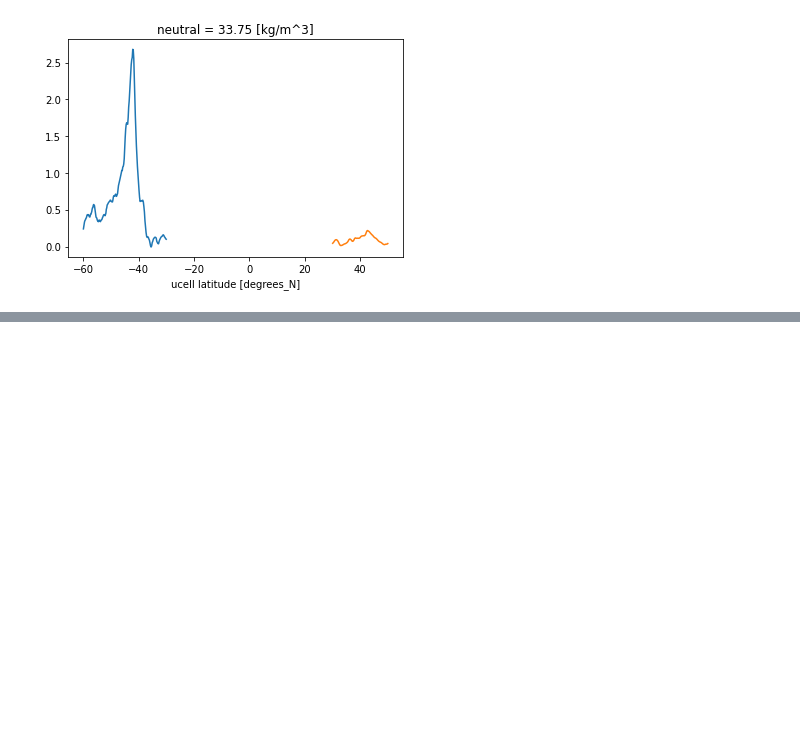
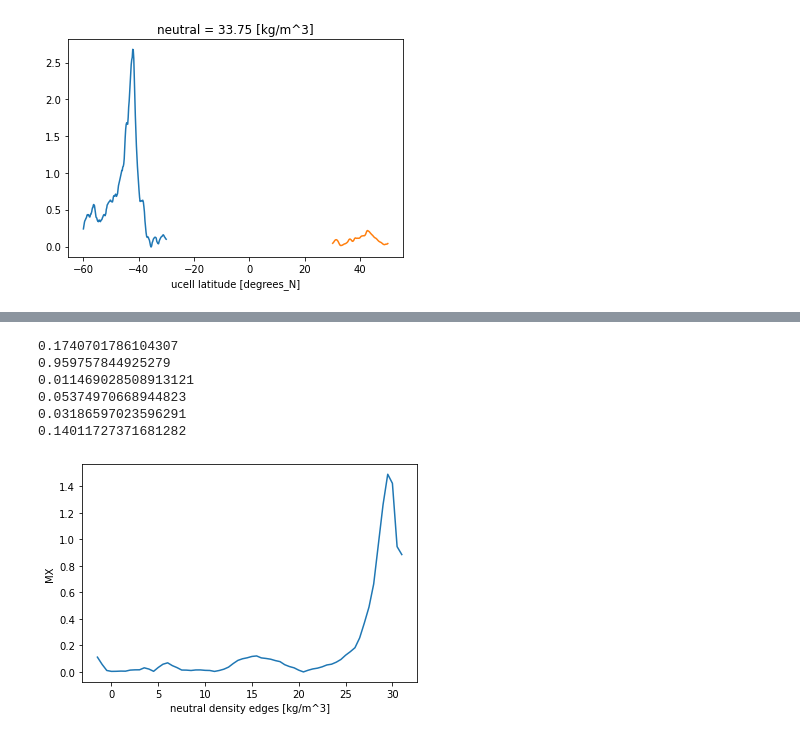
Before and after one commit to claireyung/Eddy_Diathermal_Code, a Jupyter notebook: Some_regional_numbers.ipynb, the cells around one changed output, grey strips where cells are left out. Cells and saved outputs as stored; diff of their text form; code cells hidden in the pictures; blank space fills up the shorter version.

```diff
--- a/Some_regional_numbers.ipynb
+++ b/Some_regional_numbers.ipynb
@@ -340,0 +393,16 @@ print((Hf_midlatN/Hf_totN).mean().values)
+# %%
+(np.abs(MX_DHT - MX_DHT_mean_tot - MX_DHT_ac)/np.abs(MX_DHT)).where(np.abs(MX_DHT) > 0.001).plot()
+print((np.abs(MX_DHT - MX_DHT_mean_tot - MX_DHT_ac)/np.abs(MX_DHT)).where(np.abs(MX_DHT) > 0.001).mean().values)
+print((np.abs(MX_DHT_ac)/np.abs(MX_DHT)).where(np.abs(MX_DHT) > 0.001).mean().values)
+print((np.abs(MX_DHT_lt)/np.abs(MX_DHT)).where(np.abs(MX_DHT) > 0.001).mean().values)
+print((np.abs(MX_DHT_TIWs)/np.abs(MX_DHT)).where(np.abs(MX_DHT) > 0.001).mean().values)
+print((np.abs(MX_DHT_storm)/np.abs(MX_DHT)).where(np.abs(MX_DHT) > 0.001).mean().values)
+print((np.abs(MX_DHT_diurnal)/np.abs(MX_DHT)).where(np.abs(MX_DHT) > 0.001).mean().values)
+# %% [output]
+0.1740701786104307
+0.959757844925279
+0.011469028508913121
+0.05374970668944823
+0.03186597023596291
+0.14011727371681282
+[figure, added]
```
Also changed, not shown: parts of 9 cells of this notebook.
